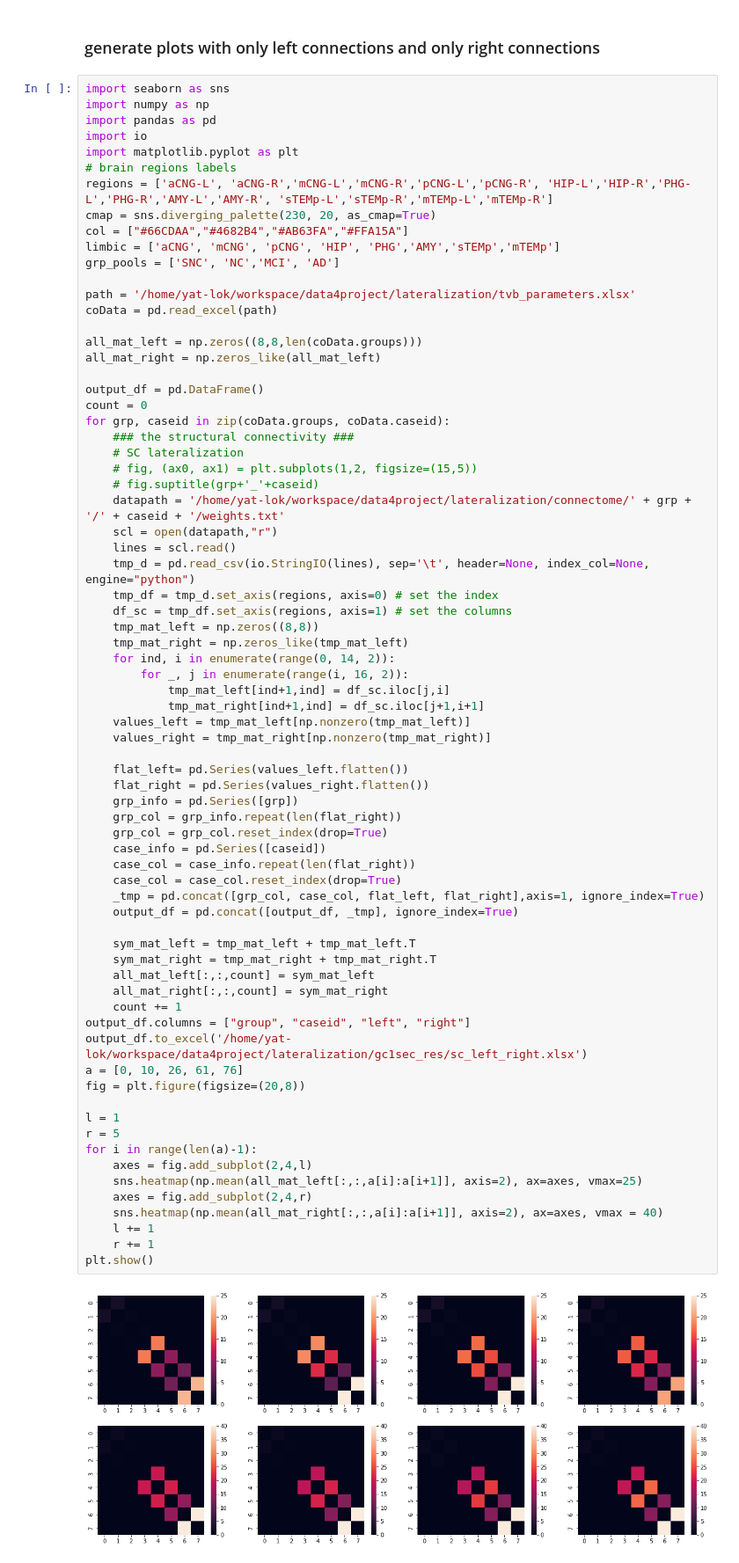
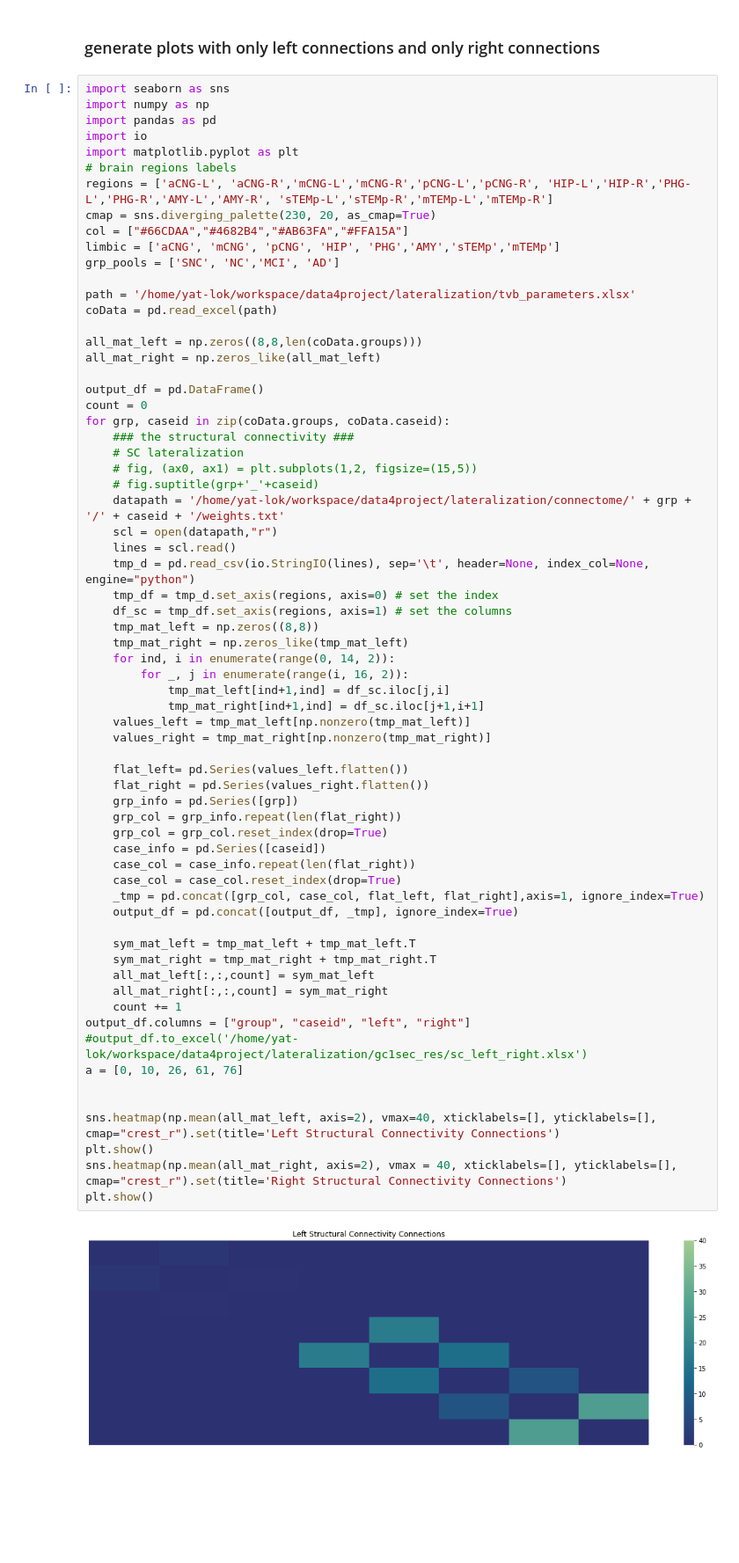
Before and after one commit to yilewang/Gc_detect_script, a Jupyter notebook: application/sc_homo_hetero.ipynb, the cells around one changed output. Shown at 88% size. Saved outputs shown, nothing was run; the diff lists cells and outputs as text; blank space fills up the shorter version.

```diff
--- a/application/sc_homo_hetero.ipynb
+++ b/application/sc_homo_hetero.ipynb
@@ -198,42 +198,36 @@ for grp, caseid in zip(coData.groups, coData.caseid):
     tmp_mat_left = np.zeros((8,8))
     tmp_mat_right = np.zeros_like(tmp_mat_left)
     for ind, i in enumerate(range(0, 14, 2)):
         for _, j in enumerate(range(i, 16, 2)):
             tmp_mat_left[ind+1,ind] = df_sc.iloc[j,i]
             tmp_mat_right[ind+1,ind] = df_sc.iloc[j+1,i+1]
     values_left = tmp_mat_left[np.nonzero(tmp_mat_left)]
     values_right = tmp_mat_right[np.nonzero(tmp_mat_right)]
 
     flat_left= pd.Series(values_left.flatten())
     flat_right = pd.Series(values_right.flatten())
     grp_info = pd.Series([grp])
     grp_col = grp_info.repeat(len(flat_right))
     grp_col = grp_col.reset_index(drop=True)
     case_info = pd.Series([caseid])
     case_col = case_info.repeat(len(flat_right))
     case_col = case_col.reset_index(drop=True)
     _tmp = pd.concat([grp_col, case_col, flat_left, flat_right],axis=1, ignore_index=True)
     output_df = pd.concat([output_df, _tmp], ignore_index=True)
 
     sym_mat_left = tmp_mat_left + tmp_mat_left.T
     sym_mat_right = tmp_mat_right + tmp_mat_right.T
     all_mat_left[:,:,count] = sym_mat_left
     all_mat_right[:,:,count] = sym_mat_right
     count += 1
 output_df.columns = ["group", "caseid", "left", "right"]
-output_df.to_excel('/home/yat-lok/workspace/data4project/lateralization/gc1sec_res/sc_left_right.xlsx')
+#output_df.to_excel('/home/yat-lok/workspace/data4project/lateralization/gc1sec_res/sc_left_right.xlsx')
 a = [0, 10, 26, 61, 76]
-fig = plt.figure(figsize=(20,8))
 
-l = 1
-r = 5
-for i in range(len(a)-1):
-    axes = fig.add_subplot(2,4,l)
-    sns.heatmap(np.mean(all_mat_left[:,:,a[i]:a[i+1]], axis=2), ax=axes, vmax=25)
-    axes = fig.add_subplot(2,4,r)
-    sns.heatmap(np.mean(all_mat_right[:,:,a[i]:a[i+1]], axis=2), ax=axes, vmax = 40)
-    l += 1
-    r += 1
+
+sns.heatmap(np.mean(all_mat_left, axis=2), vmax=40, xticklabels=[], yticklabels=[], cmap="crest_r").set(title='Left Structural Connectivity Connections')
 plt.show()
+sns.heatmap(np.mean(all_mat_right, axis=2), vmax = 40, xticklabels=[], yticklabels=[], cmap="crest_r").set(title='Right Structural Connectivity Connections')
+plt.show()
 # %% [output]
-[figure, old version]
+[figure, new version]
```
Also changed, not shown: parts of 1 cell of this notebook, 3 other files.
